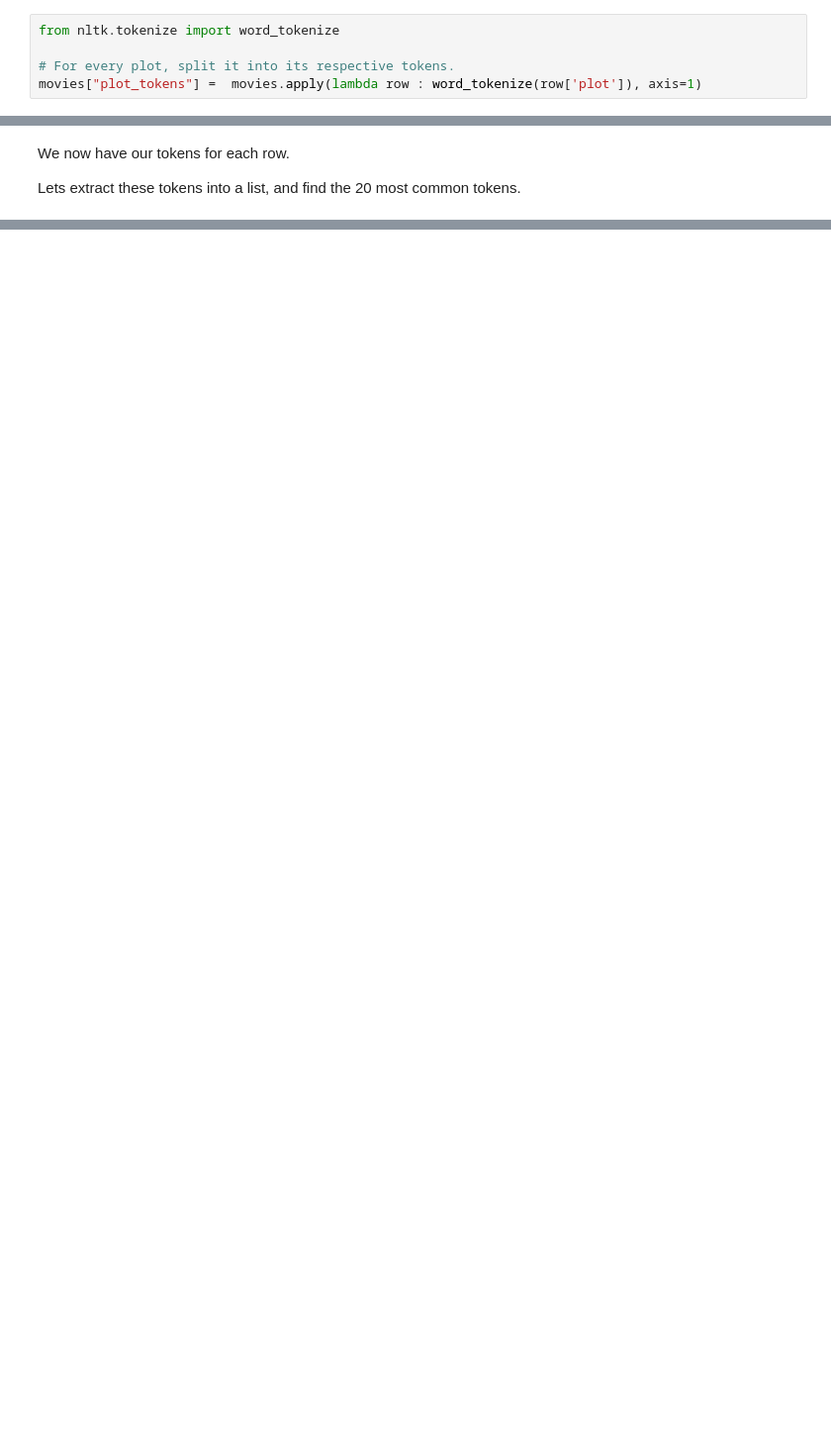
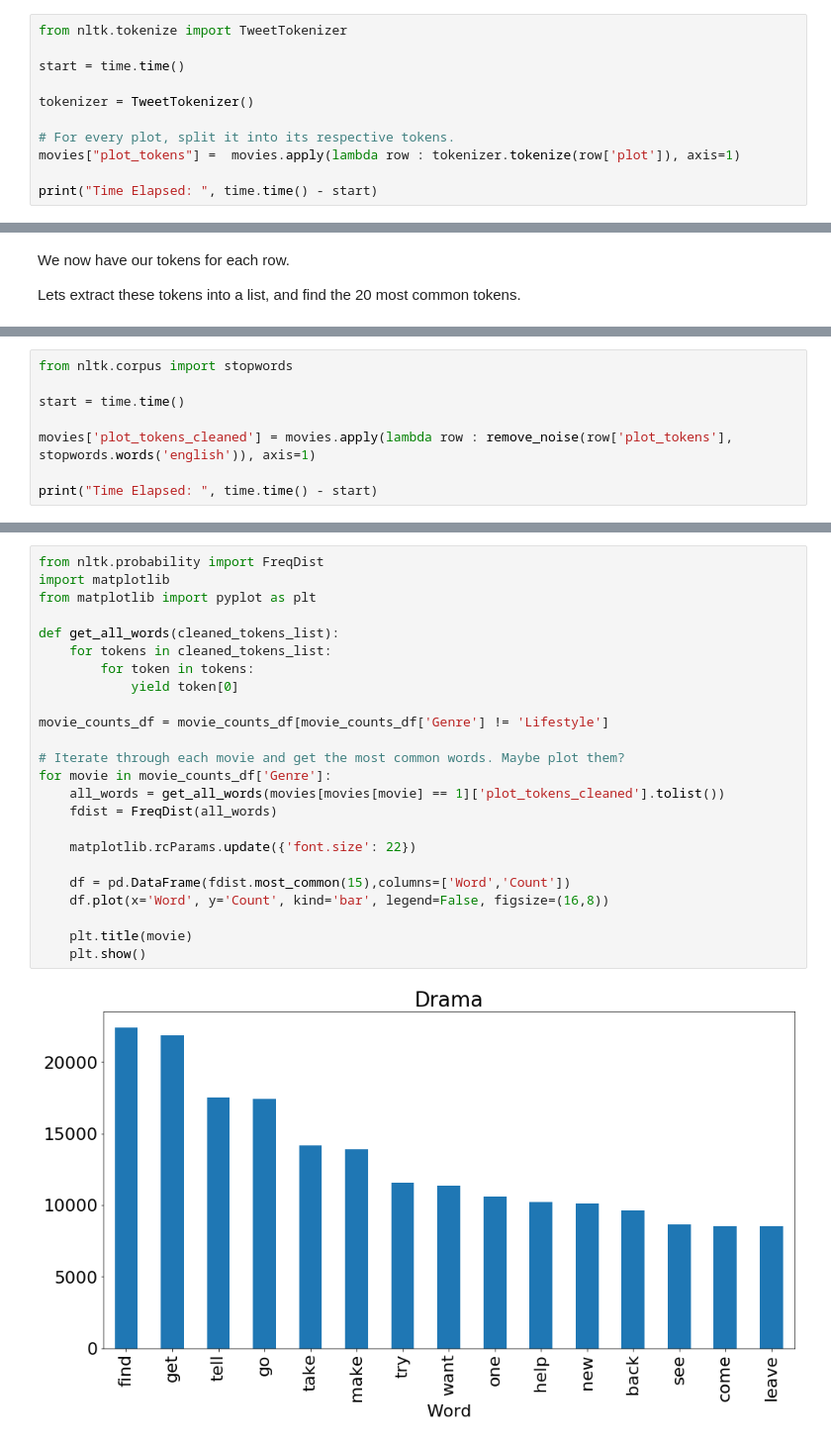
Before and after one commit to wonch002/Movie-Genre-Prediction, a Jupyter notebook: notebooks/Predicting_Movie_Genre.ipynb, the cells around one changed output, grey strips where cells are left out. Shown: that part at 99% size. Saved outputs shown, nothing was run; the diff lists cells and outputs as text; blank space fills up the shorter version.

```diff
--- a/notebooks/Predicting_Movie_Genre.ipynb
+++ b/notebooks/Predicting_Movie_Genre.ipynb
@@ -362,5 +354,11 @@ Now we need to tokenize all of the words.
 # %%
-from nltk.tokenize import word_tokenize
+from nltk.tokenize import TweetTokenizer
+
+start = time.time()
+
+tokenizer = TweetTokenizer()
 
 # For every plot, split it into its respective tokens.
-movies["plot_tokens"] =  movies.apply(lambda row : word_tokenize(row['plot']), axis=1)
+movies["plot_tokens"] =  movies.apply(lambda row : tokenizer.tokenize(row['plot']), axis=1)
+
+print("Time Elapsed: ", time.time() - start)
@@ -454,0 +482,8 @@ word_lem.lemmatize('doing')
+# %%
+from nltk.corpus import stopwords
+
+start = time.time()
+
+movies['plot_tokens_cleaned'] = movies.apply(lambda row : remove_noise(row['plot_tokens'], stopwords.words('english')), axis=1)
+
+print("Time Elapsed: ", time.time() - start)
@@ -454,0 +510,26 @@ word_lem.lemmatize('doing')
+# %%
+from nltk.probability import FreqDist
+import matplotlib
+from matplotlib import pyplot as plt
+
+def get_all_words(cleaned_tokens_list):
+    for tokens in cleaned_tokens_list:
+        for token in tokens:
+            yield token[0]
+
+movie_counts_df = movie_counts_df[movie_counts_df['Genre'] != 'Lifestyle']
+
+# Iterate through each movie and get the most common words. Maybe plot them?
+for movie in movie_counts_df['Genre']:
+    all_words = get_all_words(movies[movies[movie] == 1]['plot_tokens_cleaned'].tolist())
+    fdist = FreqDist(all_words)
+
+    matplotlib.rcParams.update({'font.size': 22})
+
+    df = pd.DataFrame(fdist.most_common(15),columns=['Word','Count'])
+    df.plot(x='Word', y='Count', kind='bar', legend=False, figsize=(16,8))
+
+    plt.title(movie)
+    plt.show()
+# %% [output]
+[figure, added]
```
Also changed, not shown: parts of 24 cells of this notebook.
